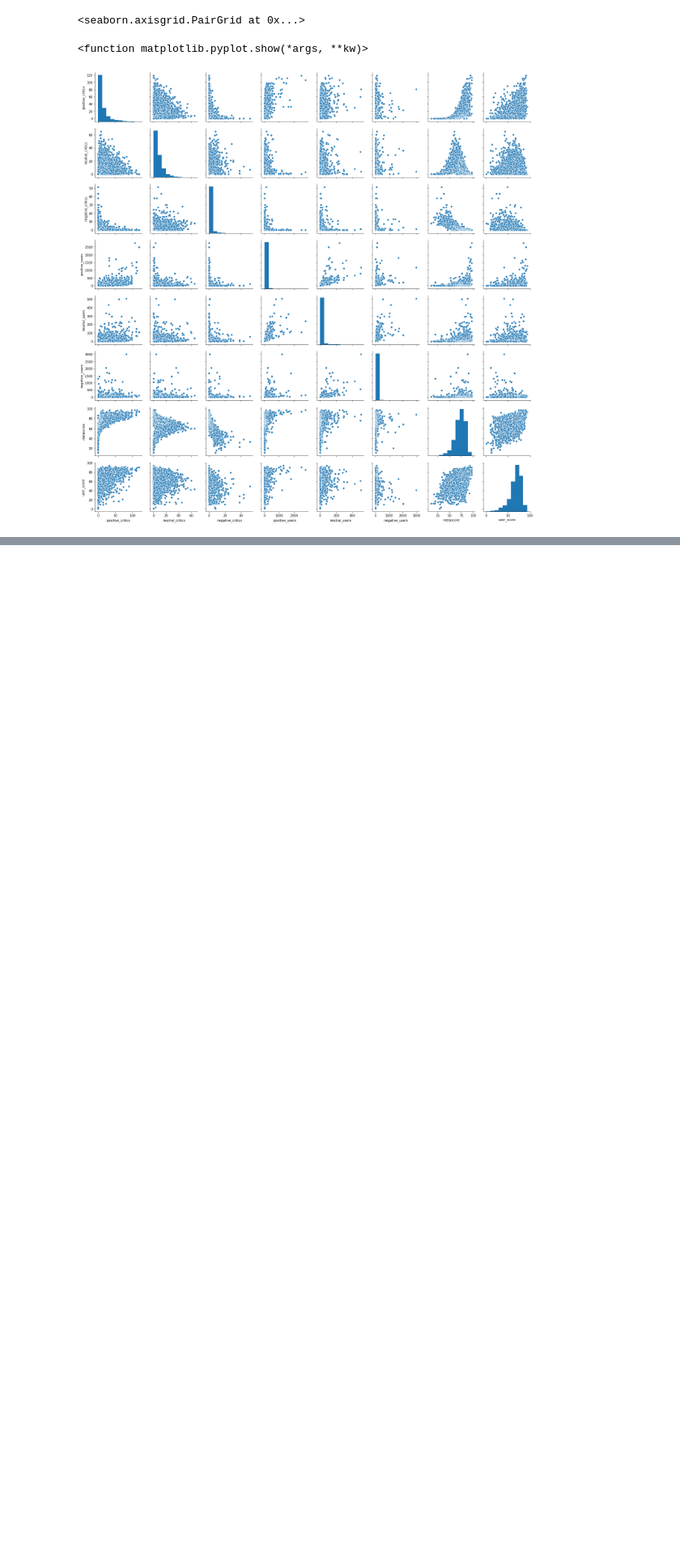
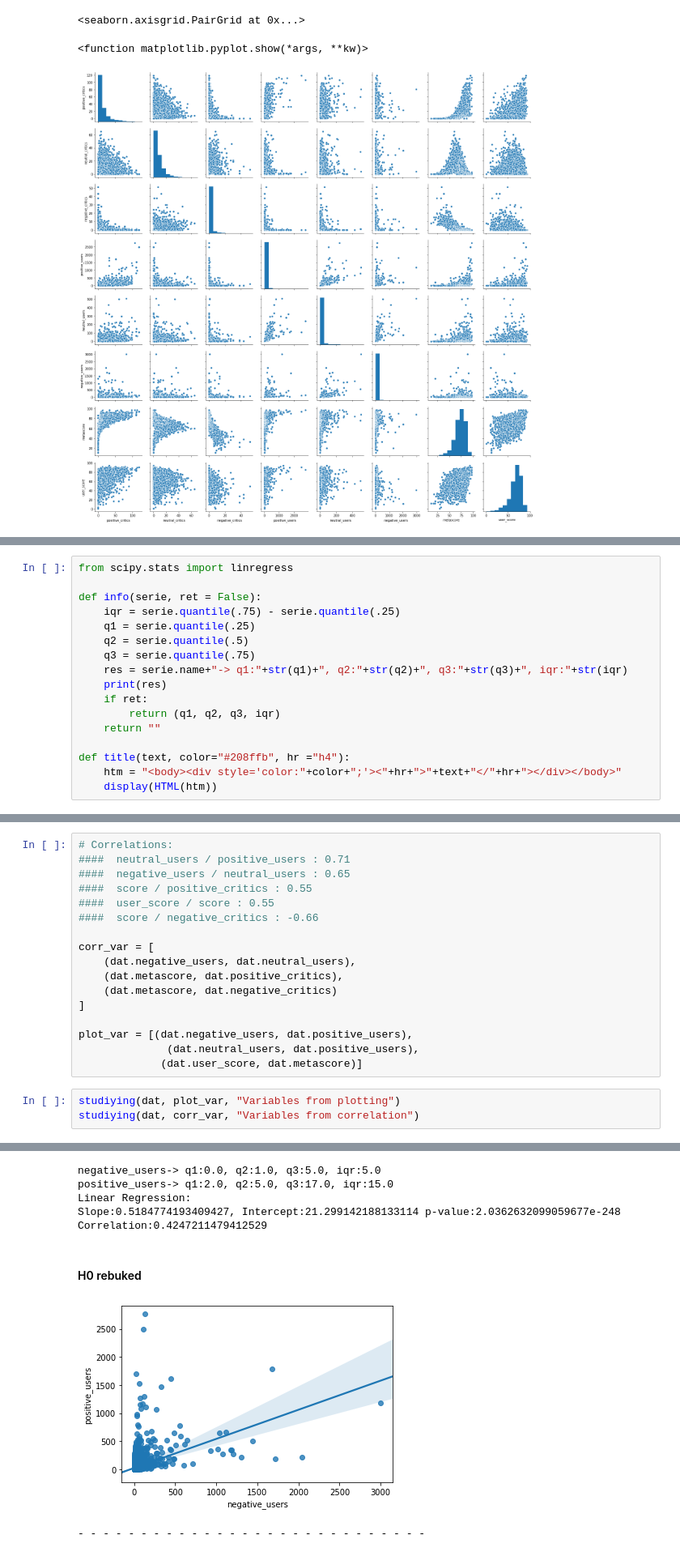
Before and after one commit to ta-datapt-bcn/project-statistical-analysis, a Jupyter notebook: my-code/project-stats.ipynb, the cells around one changed output, grey strips where cells are left out. Shown at 81% size. Cells and saved outputs as stored; diff of their text form; blank space fills up the shorter version.

Commit message:
regression-confidence-hyp

```diff
--- a/my-code/project-stats.ipynb
+++ b/my-code/project-stats.ipynb
@@ -329,0 +369,17 @@ plt.show
+# %%
+from scipy.stats import linregress
+
+def info(serie, ret = False):
+    iqr = serie.quantile(.75) - serie.quantile(.25)
+    q1 = serie.quantile(.25)
+    q2 = serie.quantile(.5)
+    q3 = serie.quantile(.75)
+    res = serie.name+"-> q1:"+str(q1)+", q2:"+str(q2)+", q3:"+str(q3)+", iqr:"+str(iqr)
+    print(res)
+    if ret:
+        return (q1, q2, q3, iqr)
+    return ""
+
+def title(text, color="#208ffb", hr ="h4"):
+    htm = "<body><div style='color:"+color+";'><"+hr+">"+text+"</"+hr+"></div></body>"
+    display(HTML(htm))
@@ -329,0 +416,21 @@ plt.show
+# %%
+# Correlations:
+####  neutral_users / positive_users : 0.71
+####  negative_users / neutral_users : 0.65
+####  score / positive_critics : 0.55
+####  user_score / score : 0.55
+####  score / negative_critics : -0.66
+
+corr_var = [
+    (dat.negative_users, dat.neutral_users),
+    (dat.metascore, dat.positive_critics),
+    (dat.metascore, dat.negative_critics)
+]
+
+plot_var = [(dat.negative_users, dat.positive_users),
+              (dat.neutral_users, dat.positive_users),
+             (dat.user_score, dat.metascore)]
+# %%
+studiying(dat, plot_var, "Variables from plotting")
+studiying(dat, corr_var, "Variables from correlation")
+# %% [output]
@@ -329,0 +440,8 @@ plt.show
+negative_users-> q1:0.0, q2:1.0, q3:5.0, iqr:5.0
+positive_users-> q1:2.0, q2:5.0, q3:17.0, iqr:15.0
+Linear Regression:
+Slope:0.5184774193409427, Intercept:21.299142188133114 p-value:2.0362632099059677e-248
+Correlation:0.4247211479412529
+H0 rebuked
+[figure, added]
+- - - - - - - - - - - - - - - - - - - - - - - - - - - -
```
Also changed, not shown: parts of 13 cells of this notebook.
